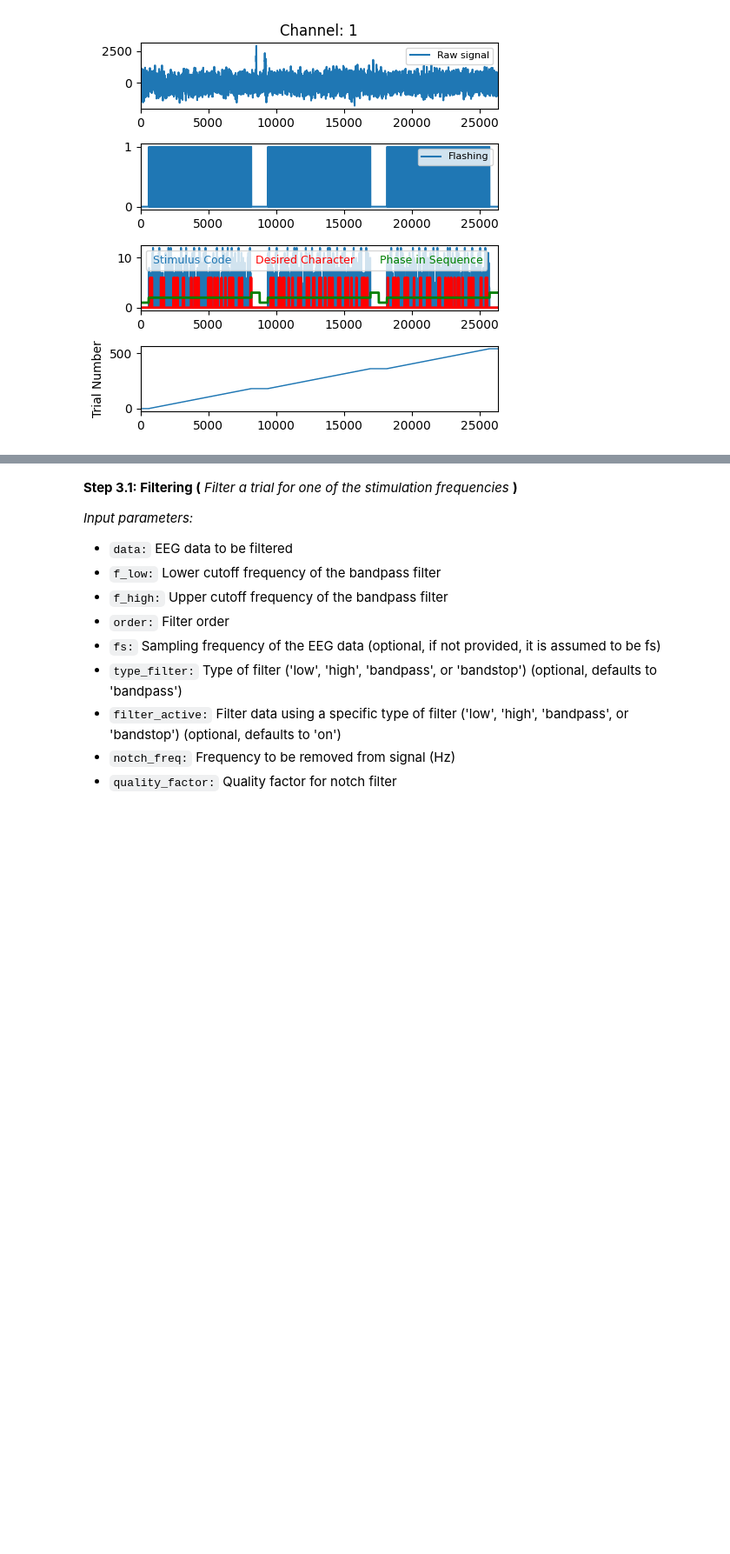
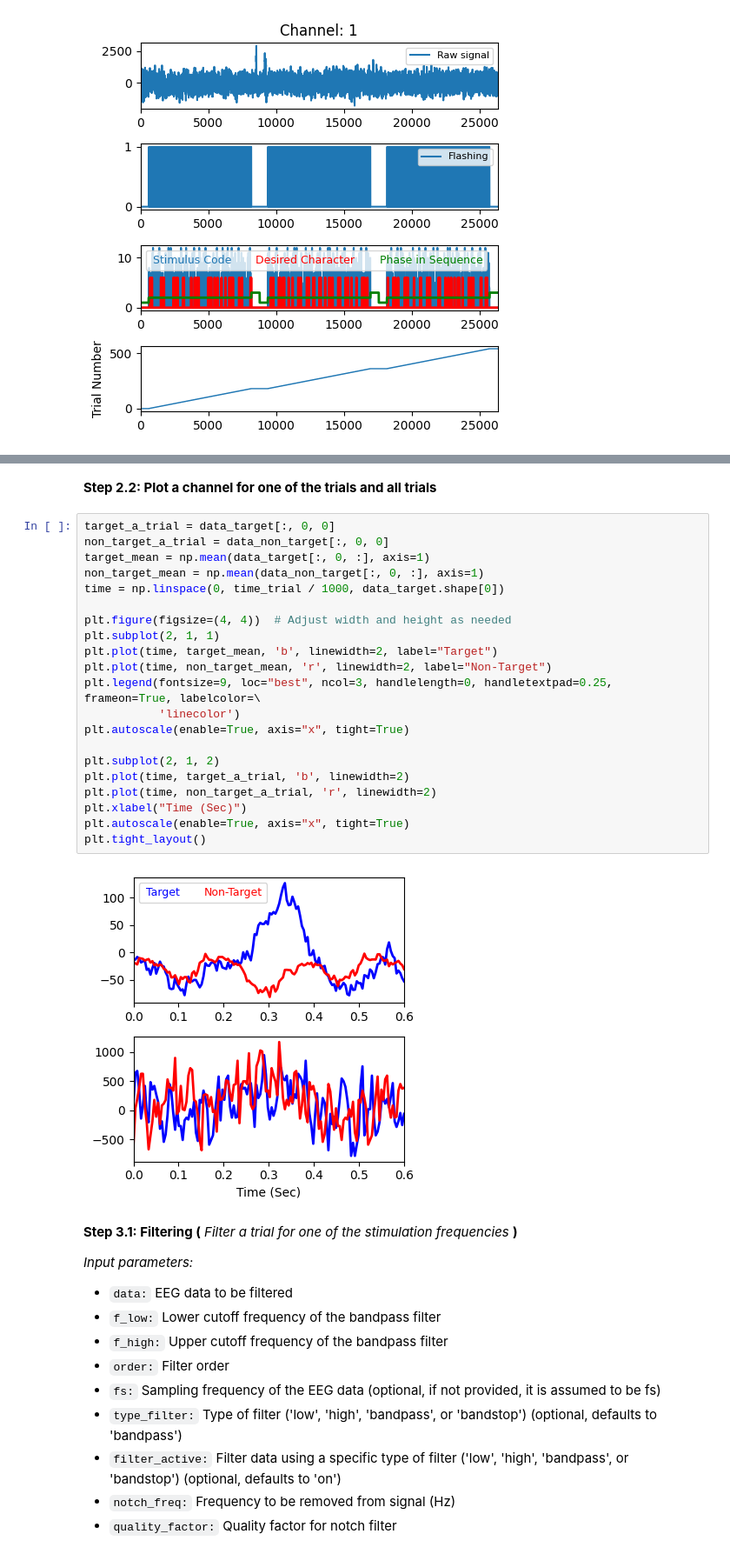
Before and after one commit to RezaSaadatyar/P300-based-EEG-signal-processing, a Jupyter notebook: Code/Python/P300.ipynb, the cells around one changed output, grey strips where cells are left out. Shown at 87% size. Cells and saved outputs as stored; diff of their text form; blank space fills up the shorter version.

```diff
--- a/Code/Python/P300.ipynb
+++ b/Code/Python/P300.ipynb
@@ -126,3 +153,28 @@ plt.autoscale(enable=True, axis="x", tight=True)
+# %% [markdown]
+**Step 2.2: Plot a channel for one of the trials and all trials**
+# %%
+target_a_trial = data_target[:, 0, 0]
+non_target_a_trial = data_non_target[:, 0, 0]
+target_mean = np.mean(data_target[:, 0, :], axis=1)
+non_target_mean = np.mean(data_non_target[:, 0, :], axis=1)
+time = np.linspace(0, time_trial / 1000, data_target.shape[0])
+
+plt.figure(figsize=(4, 4))  # Adjust width and height as needed
+plt.subplot(2, 1, 1)
+plt.plot(time, target_mean, 'b', linewidth=2, label="Target")
+plt.plot(time, non_target_mean, 'r', linewidth=2, label="Non-Target")
+plt.legend(fontsize=9, loc="best", ncol=3, handlelength=0, handletextpad=0.25, frameon=True, labelcolor=\
+           'linecolor')
+plt.autoscale(enable=True, axis="x", tight=True)
+
+plt.subplot(2, 1, 2)
+plt.plot(time, target_a_trial, 'b', linewidth=2)
+plt.plot(time, non_target_a_trial, 'r', linewidth=2)
+plt.xlabel("Time (Sec)")
+plt.autoscale(enable=True, axis="x", tight=True)
+plt.tight_layout()
+# %% [output]
+[figure, added]
 # %% [markdown]
 **Step 3.1: Filtering (** *Filter a trial for one of the stimulation frequencies* **)**<br/>
 
```
Also changed, not shown: parts of 4 cells of this notebook.
